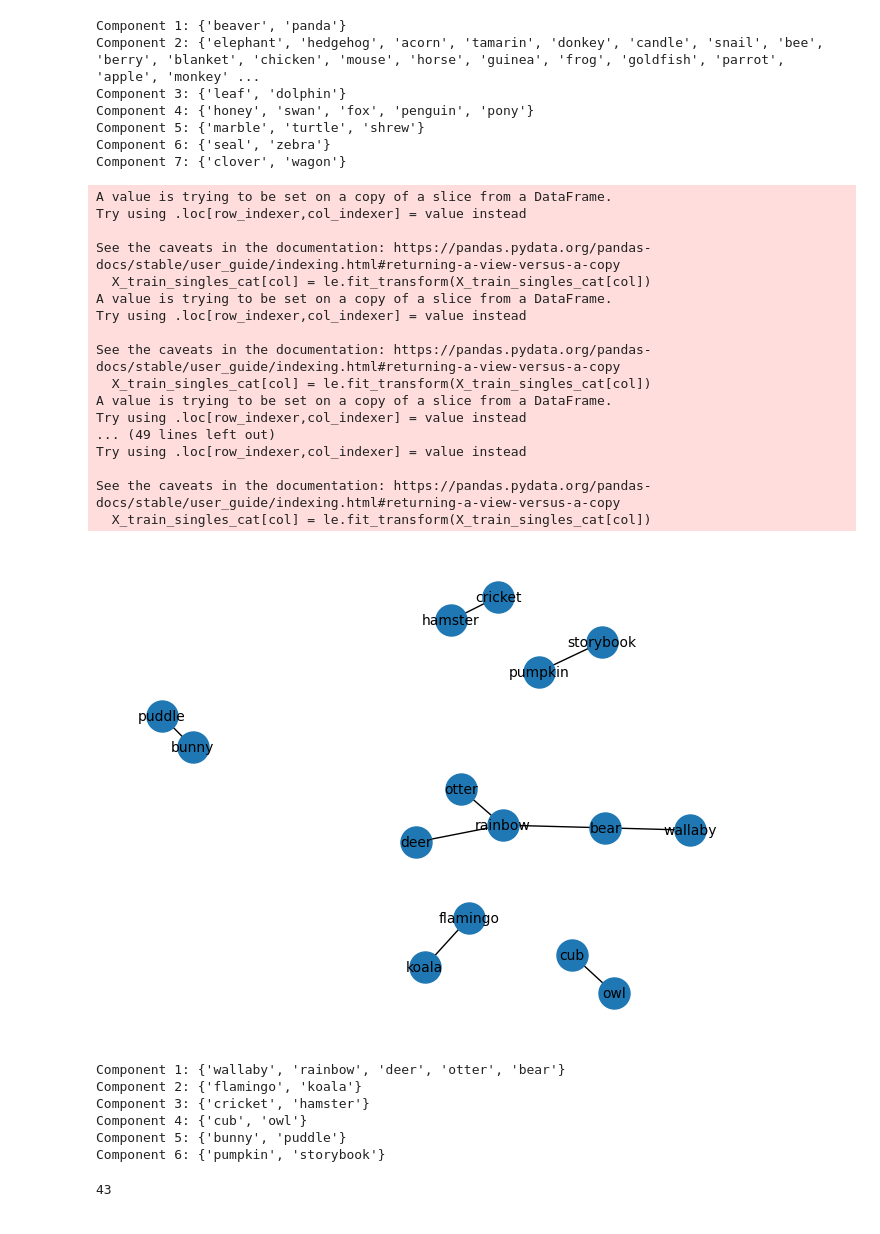
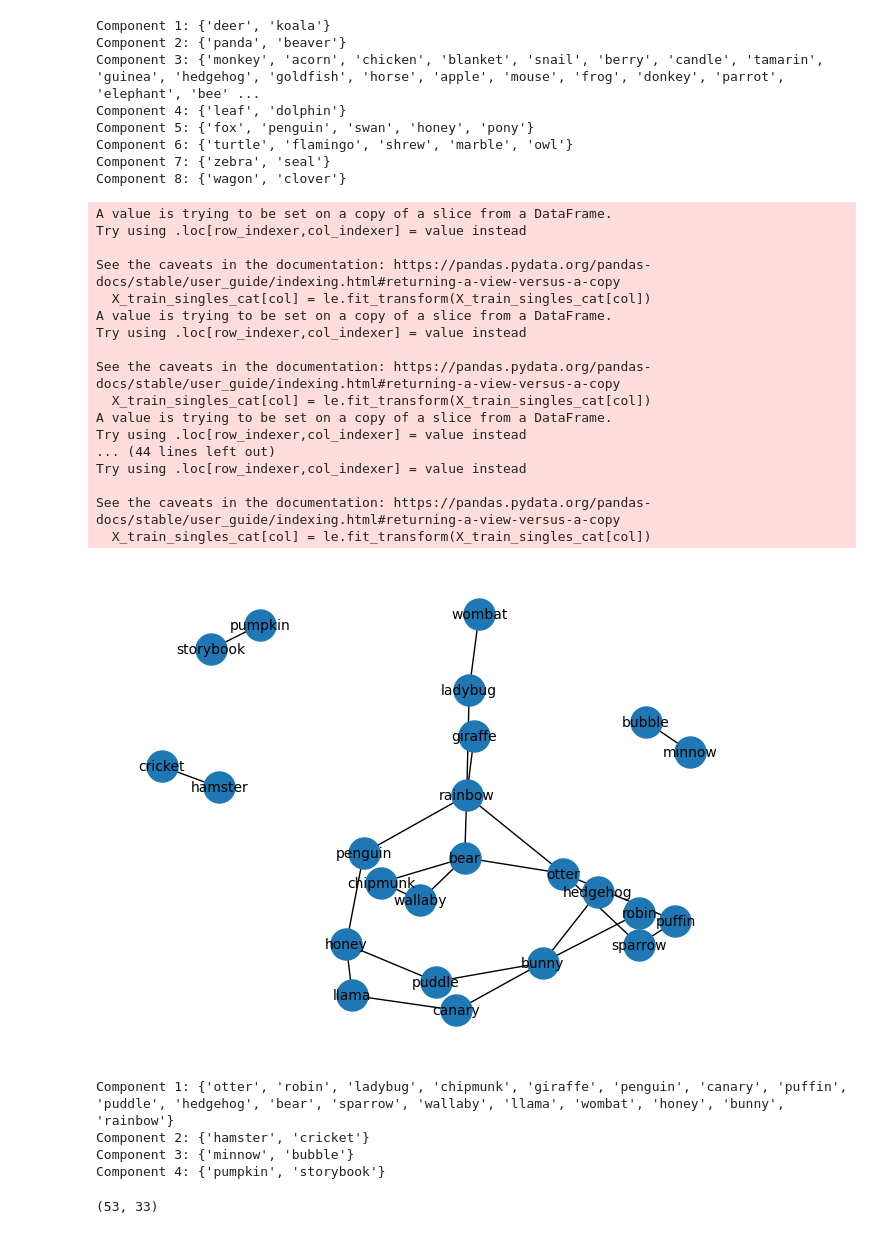
Before and after one commit to fnnsll/synthetic, a Jupyter notebook: model_pipeline_draft.ipynb, the cells around one changed output. Saved outputs shown, nothing was run; the diff lists cells and outputs as text; code cells hidden in the pictures.

```diff
--- a/model_pipeline_draft.ipynb
+++ b/model_pipeline_draft.ipynb
@@ -117,8 +63,8 @@ for i,col in enumerate(X_train_o.columns.tolist()):
 col_one = []
 col_two = []
 corr_list = []
-for i,col_1 in enumerate(X_train.columns.tolist()):
-    for j, col_2 in enumerate(X_train.columns.tolist()):
+for i,col_1 in enumerate(X_train_cat.columns.tolist()):
+    for j, col_2 in enumerate(X_train_cat.columns.tolist()):
         if col_1!=col_2:
             col_one.append(col_1)
             col_two.append(col_2)
@@ -132,13 +78,13 @@ col_dict = {
 
 corr_df = pd.DataFrame.from_dict(col_dict)
 # %%
-R = 0.5
-S = 0.7
+R = 0.45
+S = 0.8
 df_R = corr_df[(corr_df['corr'] > R)&(corr_df['corr']<S)]
 
 G=nx.from_pandas_edgelist(df_R, 'col1', 'col2', edge_attr='corr')
 
-pos = nx.spring_layout(G, k=0.5, scale=2.0)  # increase `k` or `scale` for more spacing
+pos = nx.spring_layout(G, k=1, scale=5.0)  # increase `k` or `scale` for more spacing
 
 # Draw the graph using the custom positions
 nx.draw(G, pos, with_labels=True, node_size=500, font_size=10)
@@ -176,19 +102,39 @@ for i, component in enumerate(components):
     print(f"Component {i+1}: {component}")
     component_list.append(list(component))
 
-flat_list = [item for sublist in component_list for item in sublist]
+components_ = sorted(components, key=len, reverse=True)
+
+component_list_core = []
+for comp in components_:
+    if len(comp) > 3:
+        subgraph = G.subgraph(comp)
+
+    # Filter nodes with degree > 1
+        filtered_nodes = [n for n in subgraph.nodes if subgraph.degree[n] > 1]
+
+    # Create the subgraph of only those nodes
+        filtered_subgraph = subgraph.subgraph(filtered_nodes)
+
+        filtered_nodes_two = [n for n in filtered_subgraph.nodes if filtered_subgraph.degree[n]>1]
+
+        component_list_core.append(filtered_nodes)
+    if len(comp) <= 3:
+        component_list_core.append(list(comp))
+
+flat_list = [item for sublist in component_list_core for item in sublist]
 
 singles = [x for x in X_train.columns.tolist() if x not in flat_list]
 
-single_lists = [[x] for x in singles]
+single_lists_one = [[x] for x in singles]
 # %% [output]
-Component 1: {'beaver', 'panda'}
-Component 2: {'elephant', 'hedgehog', 'acorn', 'tamarin', 'donkey', 'candle', 'snail', 'bee', 'berry', 'blanket', 'chicken', 'mouse', 'horse', 'guinea', 'frog', 'goldfish', 'parrot', 'apple', 'monkey' ...
-Component 3: {'leaf', 'dolphin'}
-Component 4: {'honey', 'swan', 'fox', 'penguin', 'pony'}
-Component 5: {'marble', 'turtle', 'shrew'}
-Component 6: {'seal', 'zebra'}
-Component 7: {'clover', 'wagon'}
+Component 1: {'deer', 'koala'}
+Component 2: {'panda', 'beaver'}
+Component 3: {'monkey', 'acorn', 'chicken', 'blanket', 'snail', 'berry', 'candle', 'tamarin', 'guinea', 'hedgehog', 'goldfish', 'horse', 'apple', 'mouse', 'frog', 'donkey', 'parrot', 'elephant', 'bee' ...
+Component 4: {'leaf', 'dolphin'}
+Component 5: {'fox', 'penguin', 'swan', 'honey', 'pony'}
+Component 6: {'turtle', 'flamingo', 'shrew', 'marble', 'owl'}
+Component 7: {'zebra', 'seal'}
+Component 8: {'wagon', 'clover'}
 # %%
 X_train_singles_cat = X_train[singles]
 object_columns = X_train_singles_cat.select_dtypes(include='object').columns.tolist()
@@ -227,26 +173,26 @@ See the caveats in the documentation: https://pandas.pydata.org/pandas-docs/stab
   X_train_singles_cat[col] = le.fit_transform(X_train_singles_cat[col])
 A value is trying to be set on a copy of a slice from a DataFrame.
 Try using .loc[row_indexer,col_indexer] = value instead
-... (49 lines left out)
+... (44 lines left out)
 Try using .loc[row_indexer,col_indexer] = value instead
 
 See the caveats in the documentation: https://pandas.pydata.org/pandas-docs/stable/user_guide/indexing.html#returning-a-view-versus-a-copy
   X_train_singles_cat[col] = le.fit_transform(X_train_singles_cat[col])
 # %%
-R = 0.2
-S = 0.4
-df_R = corr_df_singles[(corr_df_singles['corr'] > R)&(corr_df_singles['corr']<S)]
+R = 0.1
+S = 1
+df_R = corr_df_singles[(corr_df_singles['corr'] > R)&(corr_df_singles['corr']<=S)]
 
 G=nx.from_pandas_edgelist(df_R, 'col1', 'col2', edge_attr='corr')
 
 pos = nx.spring_layout(G, k=0.5, scale=2.0)  # increase `k` or `scale` for more spacing
 
 # Draw the graph using the custom positions
 nx.draw(G, pos, with_labels=True, node_size=500, font_size=10)
 
 plt.show()
 # %% [output]
-[figure, old version]
+[figure, new version]
 # %%
 # Get connected components
 components = list(nx.connected_components(G))
@@ -263,13 +209,11 @@ singles = [x for x in X_train_singles_cat.columns.tolist() if x not in flat_list
 
 single_lists = [[x] for x in singles]
 # %% [output]
-Component 1: {'wallaby', 'rainbow', 'deer', 'otter', 'bear'}
-Component 2: {'flamingo', 'koala'}
-Component 3: {'cricket', 'hamster'}
-Component 4: {'cub', 'owl'}
-Component 5: {'bunny', 'puddle'}
-Component 6: {'pumpkin', 'storybook'}
+Component 1: {'otter', 'robin', 'ladybug', 'chipmunk', 'giraffe', 'penguin', 'canary', 'puffin', 'puddle', 'hedgehog', 'bear', 'sparrow', 'wallaby', 'llama', 'wombat', 'honey', 'bunny', 'rainbow'}
+Component 2: {'hamster', 'cricket'}
+Component 3: {'minnow', 'bubble'}
+Component 4: {'pumpkin', 'storybook'}
 # %%
-len(component_list+component_list_two+single_lists)
+len(component_list_core+single_lists_one), len(component_list_core+component_list_two+single_lists)
 # %% [output]
-43
+(53, 33)
```
Also changed, not shown: parts of 40 cells of this notebook.
